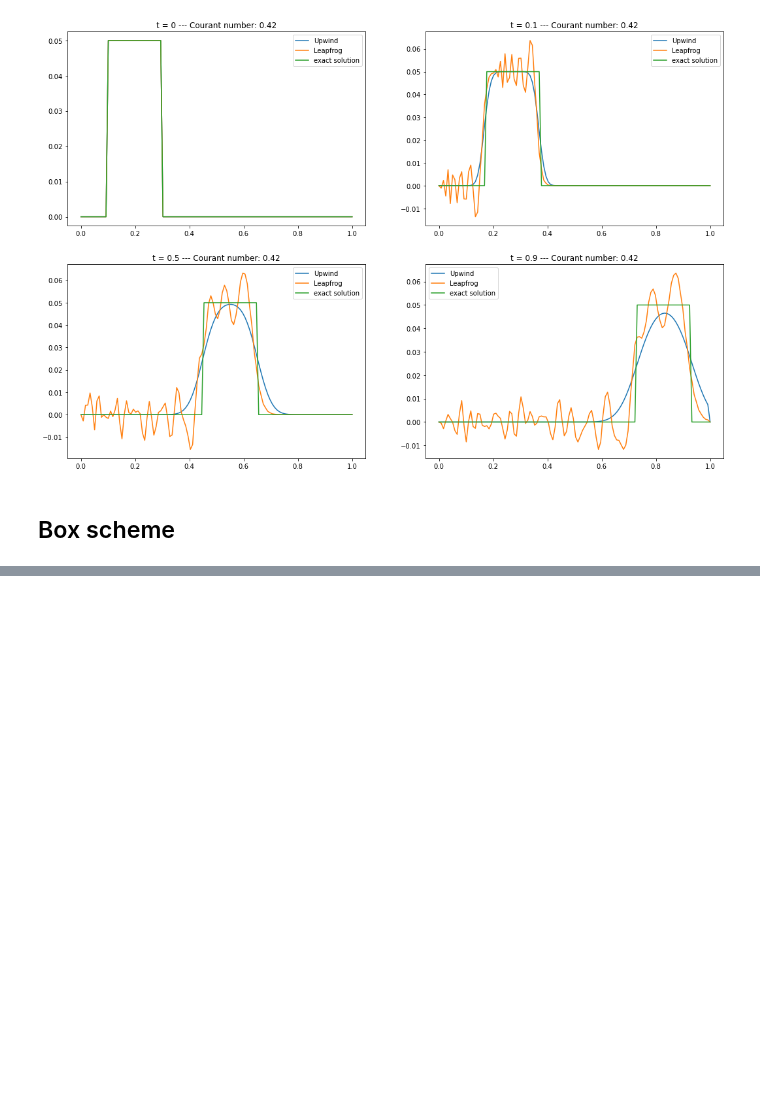
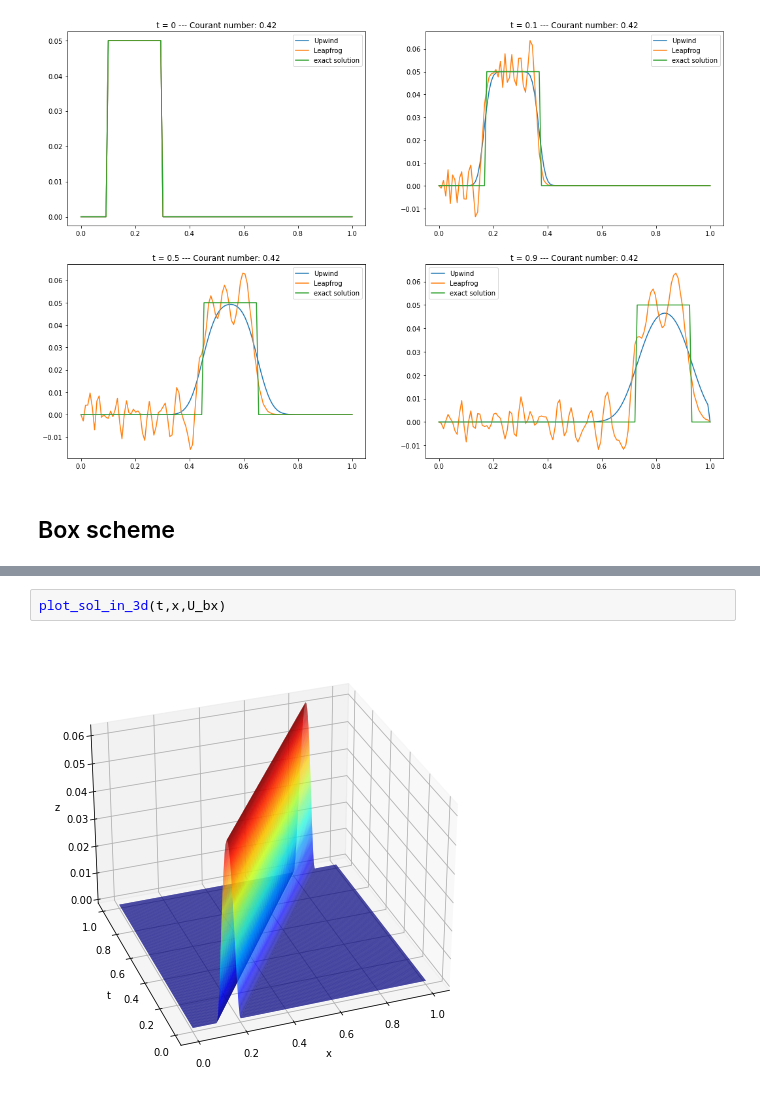
Before and after one commit to cima22/Hyperbolic_PDE_finite_differences, a Jupyter notebook: Hyperbolic Problems.ipynb, the cells around one changed output, grey strips where cells are left out. Cells and saved outputs as stored; diff of their text form; blank space fills up the shorter version.

```diff
--- a/Hyperbolic Problems.ipynb
+++ b/Hyperbolic Problems.ipynb
@@ -547,0 +572,4 @@ class box(ad_pb_fd_method):
+# %%
+plot_sol_in_3d(t,x,U_bx)
+# %% [output]
+[figure, added]
```
Also changed, not shown: parts of 6 cells of this notebook, 4 other files.
